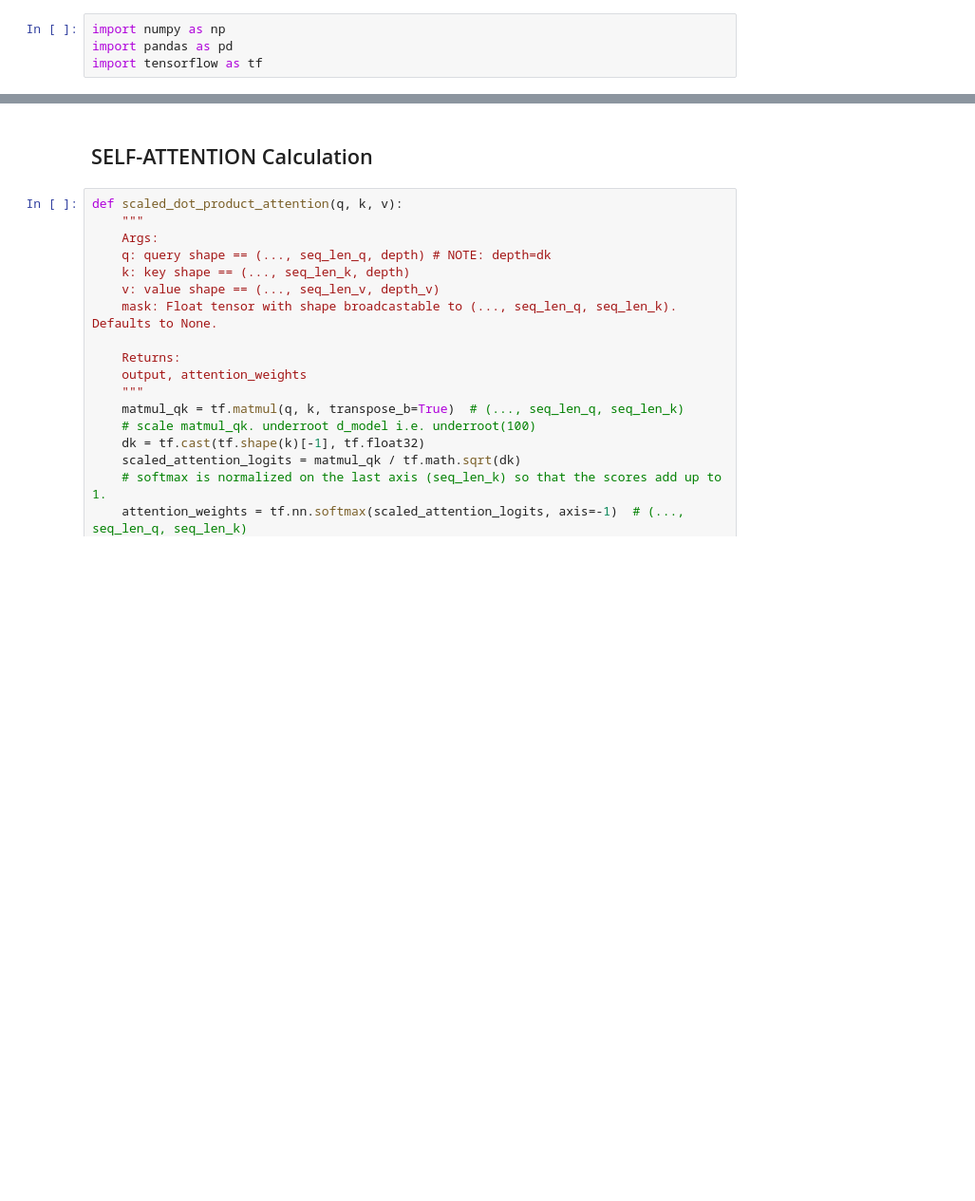
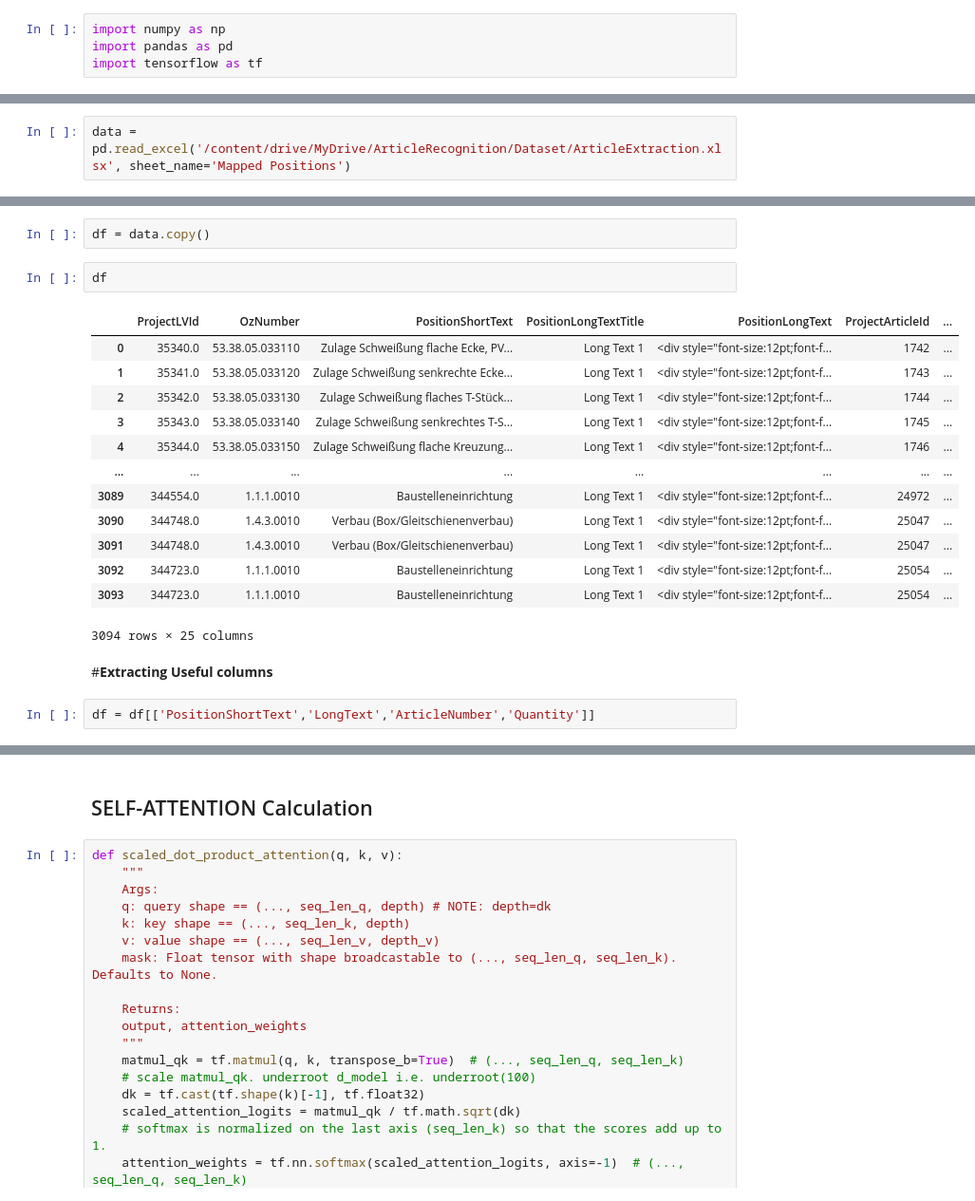
Before and after one commit to amankumawat-567/Article-Recognition, a Jupyter notebook: ArticleRecognitionGer.ipynb, the cells around one changed output, grey strips where cells are left out. Shown: that part at 95% size. Drawn from its saved outputs; the diff is of its cells as text; blank space fills up the shorter version.

```diff
--- a/ArticleRecognitionGer.ipynb
+++ b/ArticleRecognitionGer.ipynb
@@ -4,0 +21,2 @@ import tensorflow as tf
+# %%
+data = pd.read_excel('/content/drive/MyDrive/ArticleRecognition/Dataset/ArticleExtraction.xlsx', sheet_name='Mapped Positions')
@@ -4,0 +33,22 @@ import tensorflow as tf
+# %%
+df = data.copy()
+# %%
+df
+# %% [output]
+|  | ProjectLVId | OzNumber | PositionShortText | PositionLongTextTitle | PositionLongText | ProjectArticleId | ... |
+| 0 | 35340.0 | 53.38.05.033110 | Zulage Schweißung flache Ecke, PV... | Long Text 1 | <div style="font-size:12pt;font-f... | 1742 | ... |
+| 1 | 35341.0 | 53.38.05.033120 | Zulage Schweißung senkrechte Ecke... | Long Text 1 | <div style="font-size:12pt;font-f... | 1743 | ... |
+| 2 | 35342.0 | 53.38.05.033130 | Zulage Schweißung flaches T-Stück... | Long Text 1 | <div style="font-size:12pt;font-f... | 1744 | ... |
+| 3 | 35343.0 | 53.38.05.033140 | Zulage Schweißung senkrechtes T-S... | Long Text 1 | <div style="font-size:12pt;font-f... | 1745 | ... |
+| 4 | 35344.0 | 53.38.05.033150 | Zulage Schweißung flache Kreuzung... | Long Text 1 | <div style="font-size:12pt;font-f... | 1746 | ... |
+| ... | ... | ... | ... | ... | ... | ... | ... |
+| 3089 | 344554.0 | 1.1.1.0010 | Baustelleneinrichtung | Long Text 1 | <div style="font-size:12pt;font-f... | 24972 | ... |
+| 3090 | 344748.0 | 1.4.3.0010 | Verbau (Box/Gleitschienenverbau) | Long Text 1 | <div style="font-size:12pt;font-f... | 25047 | ... |
+| 3091 | 344748.0 | 1.4.3.0010 | Verbau (Box/Gleitschienenverbau) | Long Text 1 | <div style="font-size:12pt;font-f... | 25047 | ... |
+| 3092 | 344723.0 | 1.1.1.0010 | Baustelleneinrichtung | Long Text 1 | <div style="font-size:12pt;font-f... | 25054 | ... |
+| 3093 | 344723.0 | 1.1.1.0010 | Baustelleneinrichtung | Long Text 1 | <div style="font-size:12pt;font-f... | 25054 | ... |
+3094 rows × 25 columns
+# %% [markdown]
+#**Extracting Useful columns**
+# %%
+df = df[['PositionShortText','LongText','ArticleNumber','Quantity']]
```
Also changed, not shown: parts of 61 cells of this notebook.
